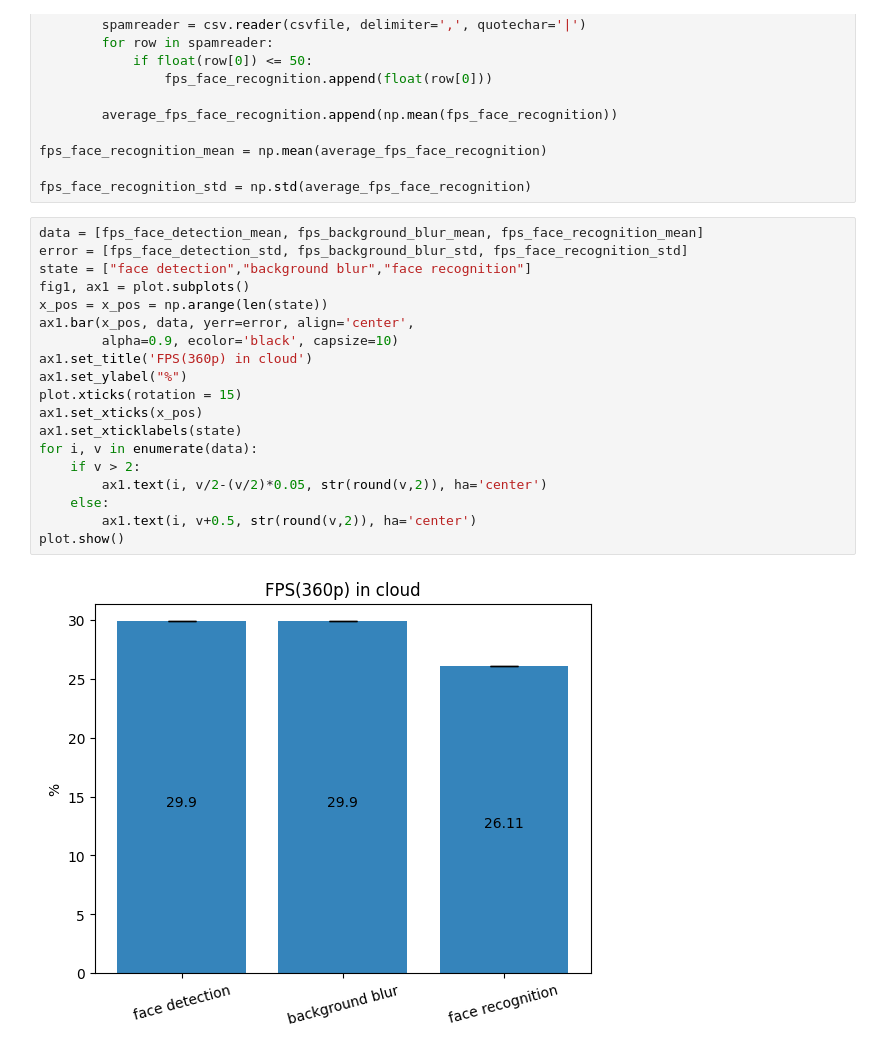
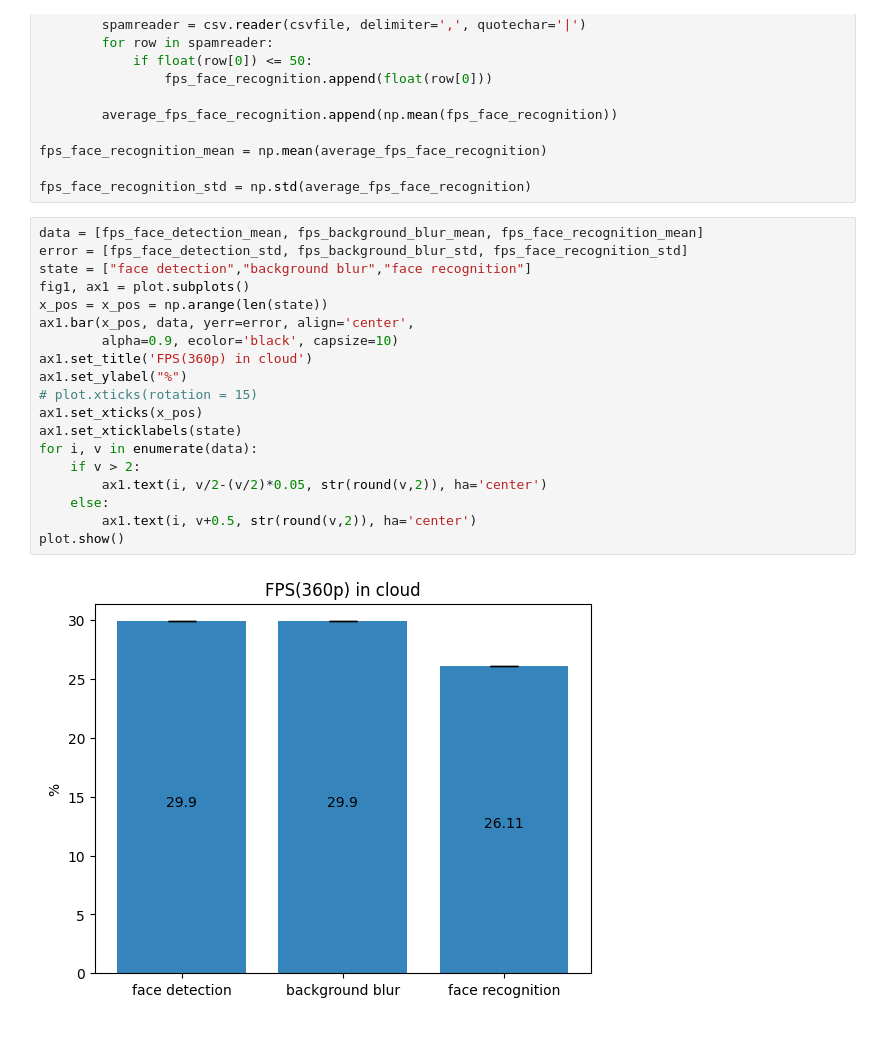
Before and after one commit to hctung57/Streaming-SFC, a Jupyter notebook: vclassCaculation/results/27_3_2023_14h39/cloud_handle_nfv_360.ipynb, the cells around one changed output. Drawn from its saved outputs; the diff is of its cells as text.

```diff
--- a/vclassCaculation/results/27_3_2023_14h39/cloud_handle_nfv_360.ipynb
+++ b/vclassCaculation/results/27_3_2023_14h39/cloud_handle_nfv_360.ipynb
@@ -517,21 +517,21 @@ fps_face_recognition_std = np.std(average_fps_face_recognition)
 # %%
 data = [fps_face_detection_mean, fps_background_blur_mean, fps_face_recognition_mean]
 error = [fps_face_detection_std, fps_background_blur_std, fps_face_recognition_std]
 state = ["face detection","background blur","face recognition"]
 fig1, ax1 = plot.subplots()
 x_pos = x_pos = np.arange(len(state))
 ax1.bar(x_pos, data, yerr=error, align='center',
         alpha=0.9, ecolor='black', capsize=10)
 ax1.set_title('FPS(360p) in cloud')
 ax1.set_ylabel("%")
-plot.xticks(rotation = 15)
+# plot.xticks(rotation = 15)
 ax1.set_xticks(x_pos)
 ax1.set_xticklabels(state)
 for i, v in enumerate(data):
     if v > 2:
         ax1.text(i, v/2-(v/2)*0.05, str(round(v,2)), ha='center')
     else:
         ax1.text(i, v+0.5, str(round(v,2)), ha='center')
 plot.show()
 # %% [output]
-[figure, old version]
+[figure, new version]
```
Also changed, not shown: 7 other files.
